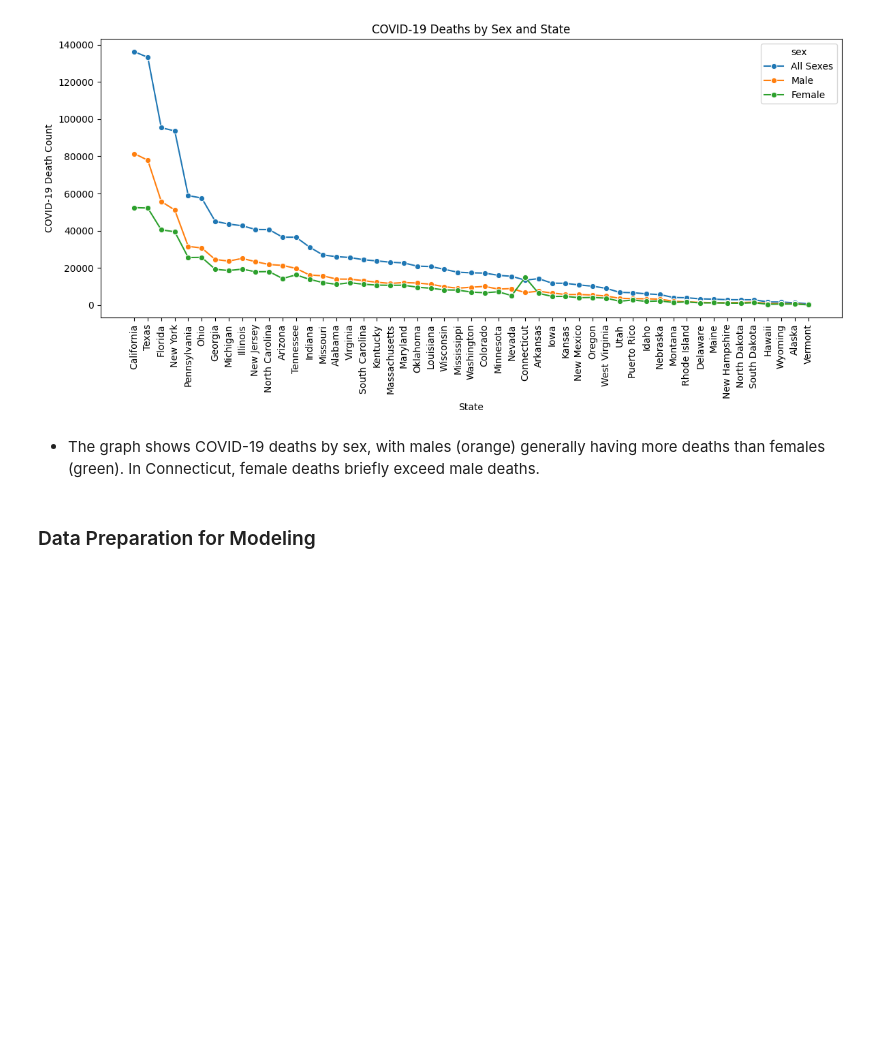
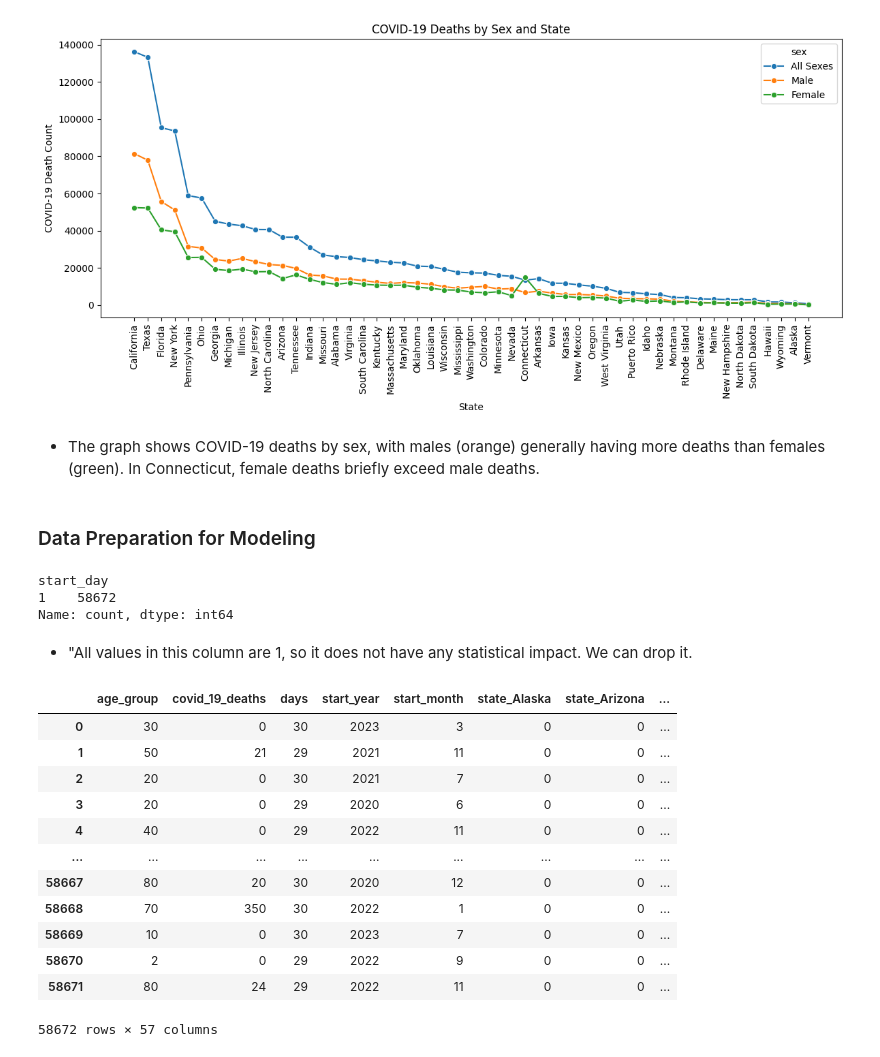
Before and after one commit to szayets/covid_19_project, a Jupyter notebook: Covid-19 Project.ipynb, the cells around one changed output. Drawn from its saved outputs; the diff is of its cells as text; code cells hidden in the pictures; blank space fills up the shorter version.

```diff
--- a/Covid-19 Project.ipynb
+++ b/Covid-19 Project.ipynb
@@ -930,9 +940,34 @@ plt.show()  # Show the plot
 data['start_year'] = data['start_date'].dt.year
 data['start_month'] = data['start_date'].dt.month
 data['start_day'] = data['start_date'].dt.day
+# %%
+# Checking the unique values in the 'sart_day" column
+data["start_day"].value_counts()
+# %% [output]
+start_day
+1    58672
+Name: count, dtype: int64
+# %% [markdown]
+* "All values in this column are 1, so it does not have any statistical impact. We can drop it.
 # %%
-# Drop the 'start_date' and 'end_date' columns
-data = data.drop(columns=['start_date', 'end_date'])
+# In preparation for modeling, we will be dropping all unnecessary columns that night effect data leakege or just unnecesary.
+data_cleaned = data.drop(columns=['start_day', 'total_deaths', 'start_date', 'end_date', 'pneumonia_deaths', 'pneumonia_and_covid_19_deaths', 'influenza_deaths', 'pneumonia_influenza_or_covid', ])
 # %%
 # Encoding categorical variables
-data_encoded = pd.get_dummies(data, drop_first=True)
+data_encoded = pd.get_dummies(data_cleaned, drop_first=True)
+# Convert boolean values to integer 0/1
+data_encoded = data_encoded.astype(int)
+# %% [output]
+|  | age_group | covid_19_deaths | days | start_year | start_month | state_Alaska | state_Arizona | ... |
+| 0 | 30 | 0 | 30 | 2023 | 3 | 0 | 0 | ... |
+| 1 | 50 | 21 | 29 | 2021 | 11 | 0 | 0 | ... |
+| 2 | 20 | 0 | 30 | 2021 | 7 | 0 | 0 | ... |
+| 3 | 20 | 0 | 29 | 2020 | 6 | 0 | 0 | ... |
+| 4 | 40 | 0 | 29 | 2022 | 11 | 0 | 0 | ... |
+| ... | ... | ... | ... | ... | ... | ... | ... | ... |
+| 58667 | 80 | 20 | 30 | 2020 | 12 | 0 | 0 | ... |
+| 58668 | 70 | 350 | 30 | 2022 | 1 | 0 | 0 | ... |
+| 58669 | 10 | 0 | 30 | 2023 | 7 | 0 | 0 | ... |
+| 58670 | 2 | 0 | 29 | 2022 | 9 | 0 | 0 | ... |
+| 58671 | 80 | 24 | 29 | 2022 | 11 | 0 | 0 | ... |
+58672 rows × 57 columns
```
Also changed, not shown: parts of 53 cells of this notebook.
